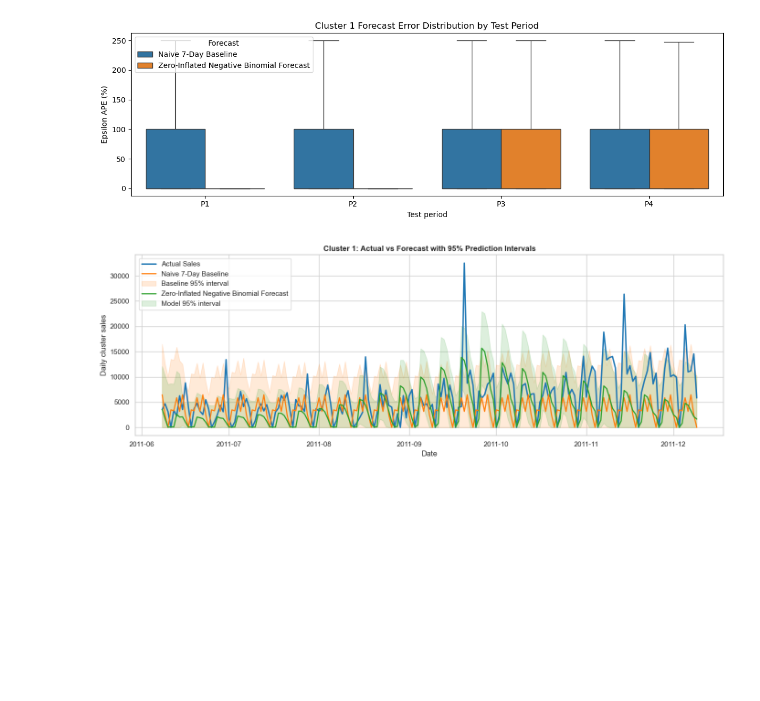
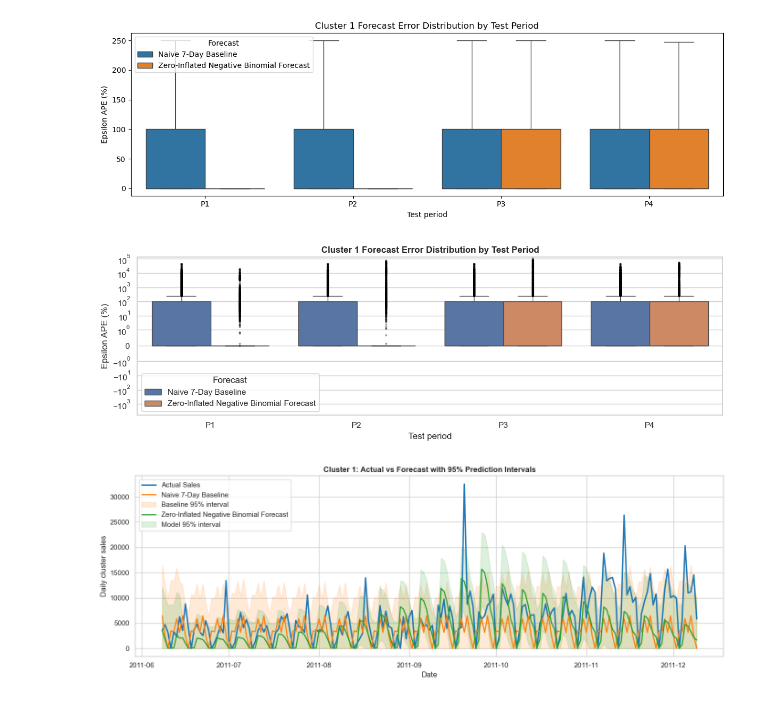
Before and after one commit to CserYe03na/Online_Retail_Forecasting, a Jupyter notebook: c1c3_forecasting.ipynb, the cells around one changed output. Cells and saved outputs as stored; diff of their text form; code cells hidden in the pictures; blank space fills up the shorter version.

Commit message:
modify for outliers in boxplots

```diff
--- a/c1c3_forecasting.ipynb
+++ b/c1c3_forecasting.ipynb
@@ -134,6 +134,55 @@ plt.savefig("images/c1_results/c1_error_boxplot_by_period.svg", format="svg", bb
 plt.show()
 # %% [output]
 [figure]
+# %%
+from pathlib import Path
+
+c1_box_df = art_c1.ape_box_df.copy()
+c1_box_df["method"] = c1_box_df["method"].map({
+    "naive7": "Naive 7-Day Baseline",
+    "zinb": "Zero-Inflated Negative Binomial Forecast",
+}).fillna(c1_box_df["method"])
+
+c1_box_df["APE_EPS_PCT"] = pd.to_numeric(c1_box_df["APE_EPS_PCT"], errors="coerce")
+c1_box_df = c1_box_df.dropna(subset=["APE_EPS_PCT"])
+
+output_dir = Path("images/c1_results")
+output_dir.mkdir(parents=True, exist_ok=True)
+
+fig, ax = plt.subplots(figsize=(12, 4))
+sns.boxplot(
+    data=c1_box_df,
+    x="period",
+    y="APE_EPS_PCT",
+    hue="method",
+    showfliers=True,
+    flierprops={
+        "marker": "o",
+        "markersize": 2.0,
+        "markerfacecolor": "black",
+        "markeredgecolor": "black",
+        "alpha": 0.25,
+    },
+    ax=ax,
+)
+
+# symlog can handle zero and negative values without clipping
+ax.set_yscale("symlog", linthresh=1)
+
+ax.set_title("Cluster 1 Forecast Error Distribution by Test Period")
+ax.set_ylabel("Epsilon APE (%)")
+ax.set_xlabel("Test period")
+ax.legend(title="Forecast")
+
+fig.tight_layout()
+fig.savefig(
+    output_dir / "c1_error_boxplot_by_period_symlog.svg",
+    format="svg",
+    bbox_inches="tight",
+)
+plt.show()
+# %% [output]
+[figure, added]
 # %%
 # ============================================
 # 3) c1c3_analysis standard diagnostics for C1
```
Also changed, not shown: parts of 1 cell of this notebook, 2 other files.
